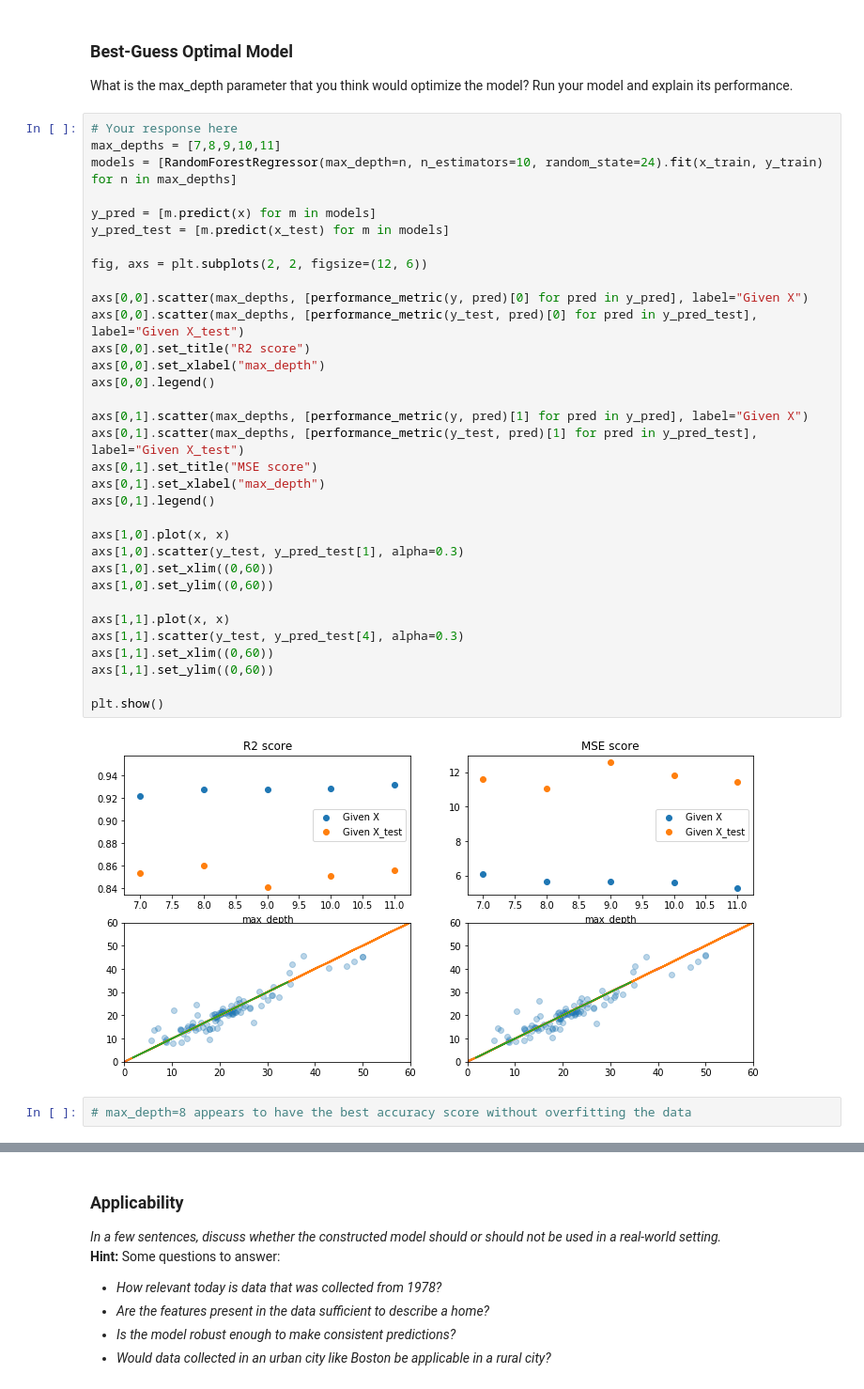
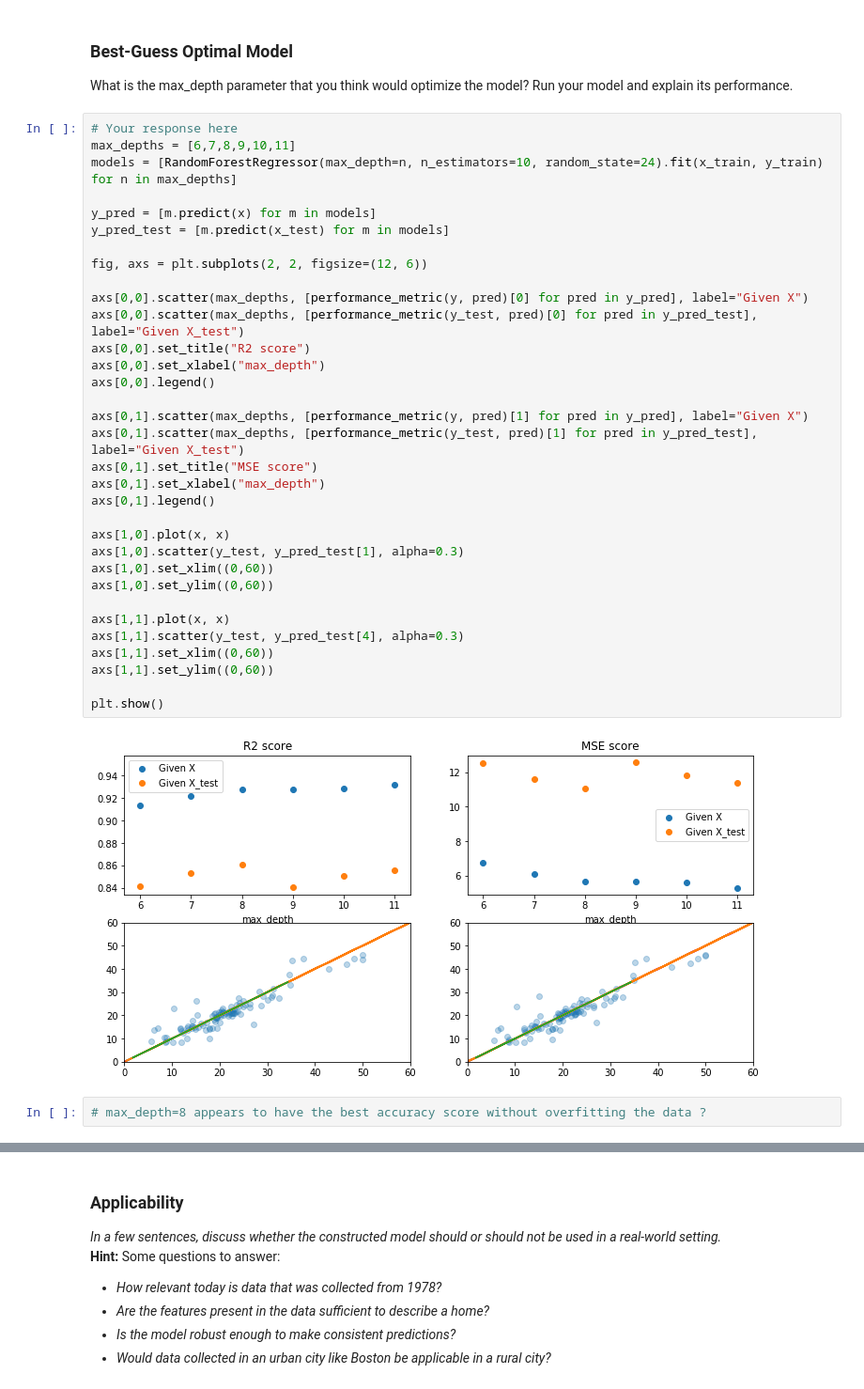
Before and after one commit to ta-data-lis/lab-problems-in-ml, a Jupyter notebook: your-code/lab_boston_housing.ipynb, the cells around one changed output, grey strips where cells are left out. Shown: that part at 94% size. Drawn from its saved outputs; the diff is of its cells as text.

```diff
--- a/your-code/lab_boston_housing.ipynb
+++ b/your-code/lab_boston_housing.ipynb
@@ -242,38 +257,38 @@ When the model is trained with a maximum depth of 1, does the model suffer from
 What is the max_depth parameter that you think would optimize the model? Run your model and explain its performance.
 # %%
 # Your response here
-max_depths = [7,8,9,10,11]
+max_depths = [6,7,8,9,10,11]
 models = [RandomForestRegressor(max_depth=n, n_estimators=10, random_state=24).fit(x_train, y_train) for n in max_depths]
 
 y_pred = [m.predict(x) for m in models]
 y_pred_test = [m.predict(x_test) for m in models]
 
 fig, axs = plt.subplots(2, 2, figsize=(12, 6))
 
 axs[0,0].scatter(max_depths, [performance_metric(y, pred)[0] for pred in y_pred], label="Given X")
 axs[0,0].scatter(max_depths, [performance_metric(y_test, pred)[0] for pred in y_pred_test], label="Given X_test")
 axs[0,0].set_title("R2 score")
 axs[0,0].set_xlabel("max_depth")
 axs[0,0].legend()
 
 axs[0,1].scatter(max_depths, [performance_metric(y, pred)[1] for pred in y_pred], label="Given X")
 axs[0,1].scatter(max_depths, [performance_metric(y_test, pred)[1] for pred in y_pred_test], label="Given X_test")
 axs[0,1].set_title("MSE score")
 axs[0,1].set_xlabel("max_depth")
 axs[0,1].legend()
 
 axs[1,0].plot(x, x)
 axs[1,0].scatter(y_test, y_pred_test[1], alpha=0.3)
 axs[1,0].set_xlim((0,60))
 axs[1,0].set_ylim((0,60))
 
 axs[1,1].plot(x, x)
 axs[1,1].scatter(y_test, y_pred_test[4], alpha=0.3)
 axs[1,1].set_xlim((0,60))
 axs[1,1].set_ylim((0,60))
 
 plt.show()
 # %% [output]
-[figure, old version]
+[figure, new version]
 # %%
-# max_depth=8 appears to have the best accuracy score without overfitting the data
+# max_depth=8 appears to have the best accuracy score without overfitting the data ?
```
Also changed, not shown: parts of 14 cells of this notebook, 1 other file.
